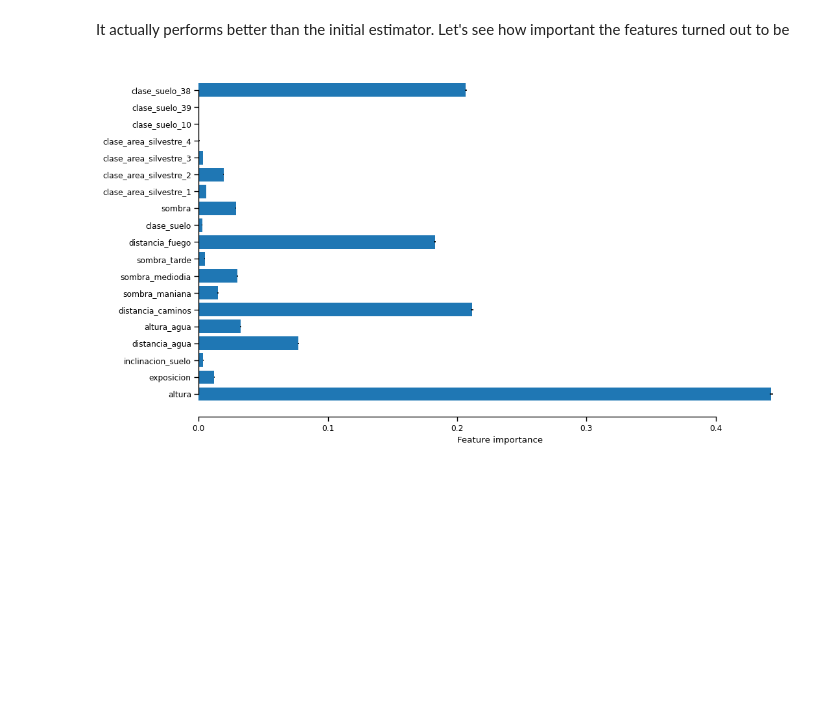
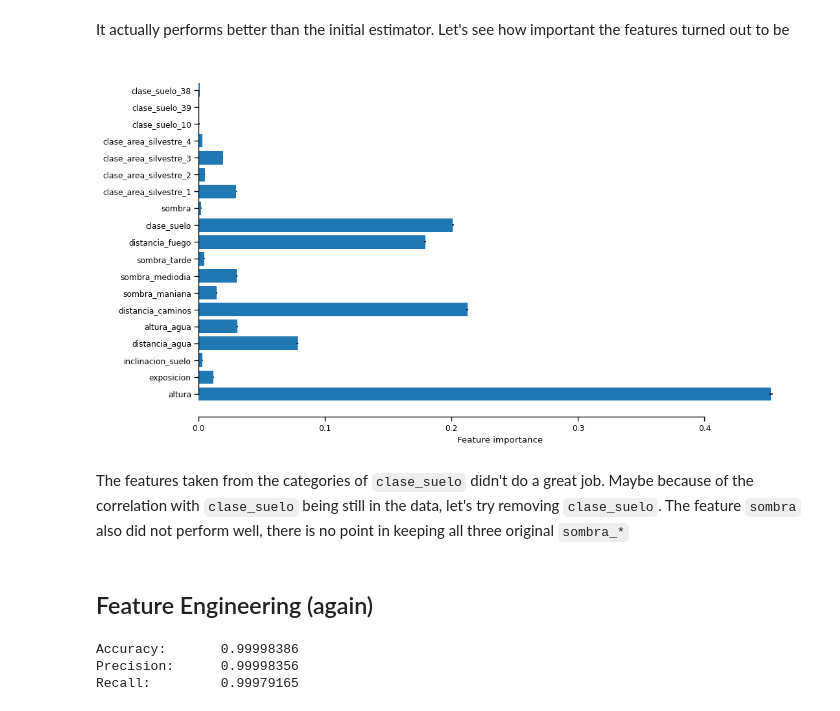
Before and after one commit to studentenherz/MLF_Vegetation, a Jupyter notebook: notebooks/model_training.ipynb, the cells around one changed output. Drawn from its saved outputs; the diff is of its cells as text; code cells hidden in the pictures; blank space fills up the shorter version.

Commit message:
Add test_model.py and some other tweaks

```diff
--- a/notebooks/model_training.ipynb
+++ b/notebooks/model_training.ipynb
@@ -81,7 +58,7 @@ Now let us try training a random forest model with the prepared data
 # %%
 from sklearn.ensemble import RandomForestClassifier
 
-rf_classifier = RandomForestClassifier(n_estimators=10, random_state=1234)
+rf_classifier = RandomForestClassifier(n_estimators=10, random_state=1234, n_jobs=-1)
 rf_classifier.fit(prep_data, target)
 rf_prediction = rf_classifier.predict(prep_data)
 # %% [markdown]
@@ -213,7 +188,7 @@ These metrics are lower than the ones gotten before (of course), but they are st
 ##### Feature importance
 # %%
 importances = rf_classifier.feature_importances_
-features = data.columns
+features = data.drop(['dosel_forestal'], axis=1).columns
 # %%
 fig, ax = plt.subplots(figsize=(12, 7))
 sns.set_context('paper')
@@ -245,7 +222,7 @@ Contrary to what I expected the features `clase_area_silvestre_4` is not very im
 # %%
 from xgboost import XGBClassifier
 
-xgb_classifier = XGBClassifier()
+xgb_classifier = XGBClassifier(n_estimators=50, random_state=1234, n_jobs=-1)
 xgb_classifier.fit(prep_data, target - 1)
 xgb_prediction = xgb_classifier.predict(prep_data) + 1
 # %%
@@ -300,8 +281,8 @@ param_grid = [
 	{'bootstrap': [True, False], 'n_estimators': [5, 10, 50], 'max_features': [4, 7, 14, 19]},
 ]
 
-rf_gscv_classifier = RandomForestClassifier(n_jobs=-1, random_state=1234)
+rf_gscv_classifier = RandomForestClassifier(n_jobs=3, random_state=1234)
 
-grid_search = GridSearchCV(rf_gscv_classifier, param_grid, cv=10, n_jobs=-1, return_train_score=True, verbose=2.5)
+grid_search = GridSearchCV(rf_gscv_classifier, param_grid, cv=10, n_jobs=-1, return_train_score=True)
 grid_search.fit(prep_data, target)
 # %% [output]
@@ -382,13 +335,18 @@ Recall:         0.93184709
 # %% [markdown]
 It actually performs better than the initial estimator. Let's see how important the features turned out to be
 # %%
-r = permutation_importance(best_model, prep_test, test_target, n_repeats=30, random_state=1234)
+from sklearn.inspection import permutation_importance
+r = permutation_importance(best_model, prep_test, test_target, n_repeats=20, random_state=1234)
 
 fig, ax = plt.subplots(figsize=(12, 7))
 sns.set_context('paper')
 
 ax.barh(features, r.importances_mean, xerr=r.importances_std)
 ax.set_xlabel('Feature importance')
 sns.despine(trim=True)
 # %% [output]
-[figure, old version]
+[figure, new version]
+# %% [markdown]
+The features taken from the categories of `clase_suelo` didn't do a great job. Maybe because of the correlation with `clase_suelo` being still in the data, let's try removing `clase_suelo`. The feature `sombra` also did not perform well, there is no point in keeping all three original `sombra_*`
+# %% [markdown]
+## Feature Engineering (again)
@@ -394,0 +360,10 @@ sns.despine(trim=True)
+# %%
+acc = accuracy_score(target.to_numpy(), rf_prediction2)
+prec = precision_score(target.to_numpy(), rf_prediction2, average='macro')
+rec = recall_score(target.to_numpy(), rf_prediction2, average='macro')
+
+print(f'Accuracy:\t{acc:.8f}\nPrecision:\t{prec:.8f}\nRecall:\t\t{rec:.8f}')
+# %% [output]
+Accuracy:       0.99998386
+Precision:      0.99998356
+Recall:         0.99979165
```
Also changed, not shown: parts of 32 cells of this notebook, 3 other files.
